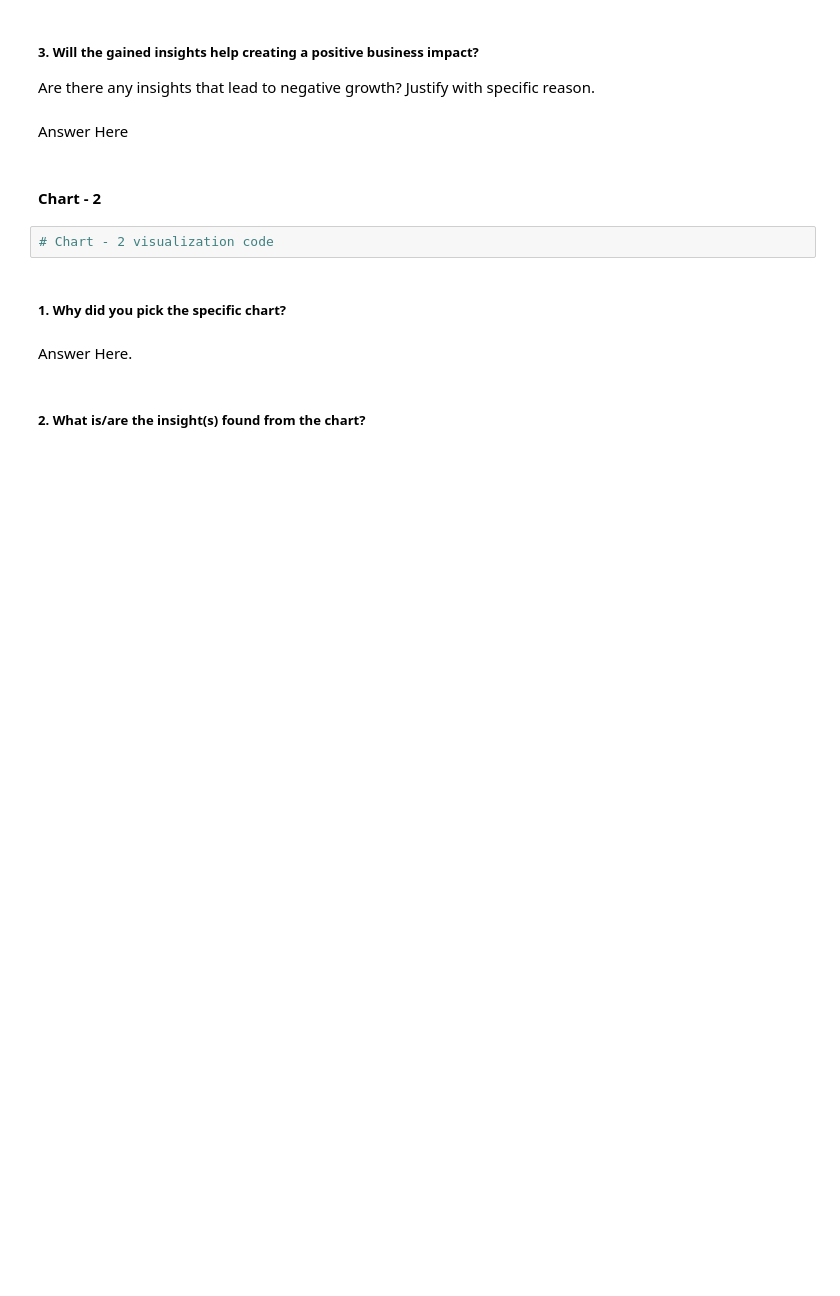
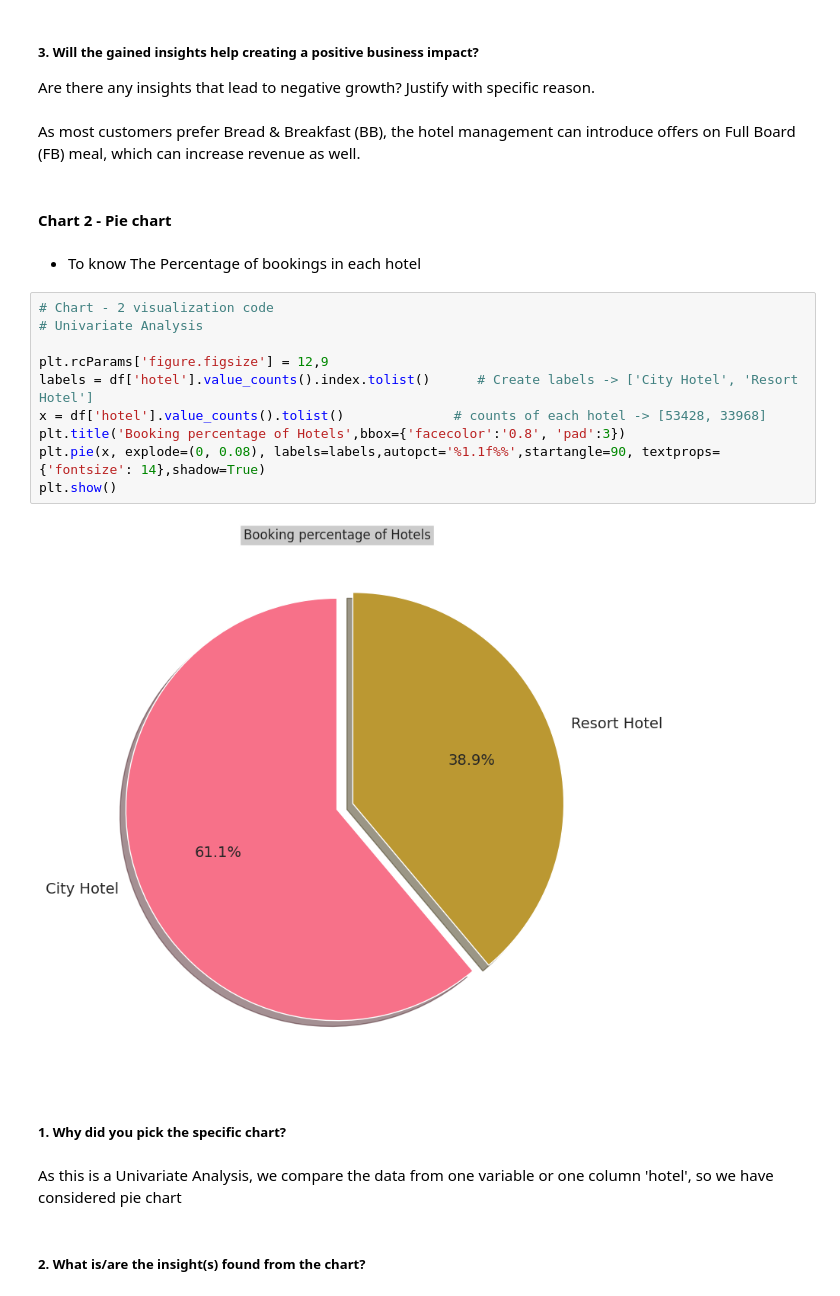
Before and after one commit to vivekMishra121/Hotel_Booking_Analysis_EDA, a Jupyter notebook: Hotel_Booking_Analysis_EDA.ipynb, the cells around one changed output. Cells and saved outputs as stored; diff of their text form; blank space fills up the shorter version.

```diff
--- a/Hotel_Booking_Analysis_EDA.ipynb
+++ b/Hotel_Booking_Analysis_EDA.ipynb
@@ -257,15 +608,29 @@ Answer Here
 # %% [markdown]
 ##### 3. Will the gained insights help creating a positive business impact?
 Are there any insights that lead to negative growth? Justify with specific reason.
-# %% [markdown]
-Answer Here
+# %% [markdown]
+As most customers prefer Bread & Breakfast (BB), the hotel management can introduce offers on Full Board (FB) meal, which can increase revenue as well.
 # %% [markdown]
-#### Chart - 2
+#### Chart 2 - Pie chart
-# %%
-# Chart - 2 visualization code
+# %% [markdown]
+
+
+*   To know The Percentage of bookings in each hotel
+# %%
+# Chart - 2 visualization code
+# Univariate Analysis
+
+plt.rcParams['figure.figsize'] = 12,9
+labels = df['hotel'].value_counts().index.tolist()      # Create labels -> ['City Hotel', 'Resort Hotel']
+x = df['hotel'].value_counts().tolist()              # counts of each hotel -> [53428, 33968]
+plt.title('Booking percentage of Hotels',bbox={'facecolor':'0.8', 'pad':3})
+plt.pie(x, explode=(0, 0.08), labels=labels,autopct='%1.1f%%',startangle=90, textprops={'fontsize': 14},shadow=True)
+plt.show()
+# %% [output]
+[figure, added]
 # %% [markdown]
 ##### 1. Why did you pick the specific chart?
-# %% [markdown]
-Answer Here.
+# %% [markdown]
+As this is a Univariate Analysis, we compare the data from one variable or one column 'hotel', so we have considered pie chart
 # %% [markdown]
 ##### 2. What is/are the insight(s) found from the chart?
```
Also changed, not shown: parts of 176 cells of this notebook.
